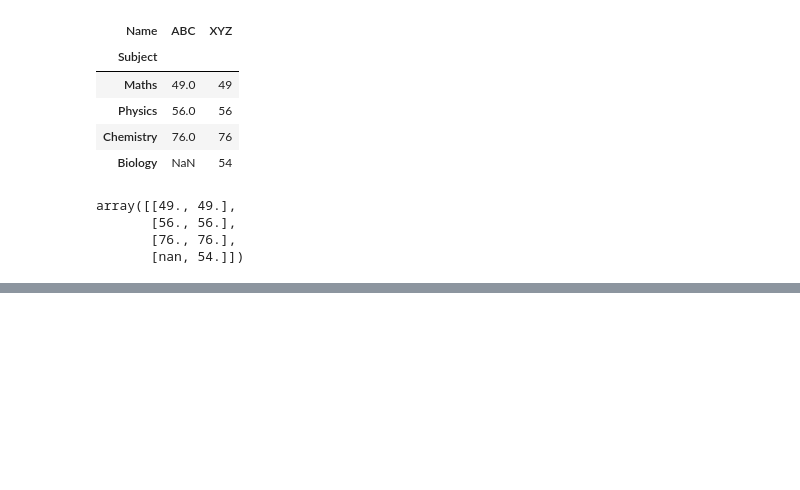
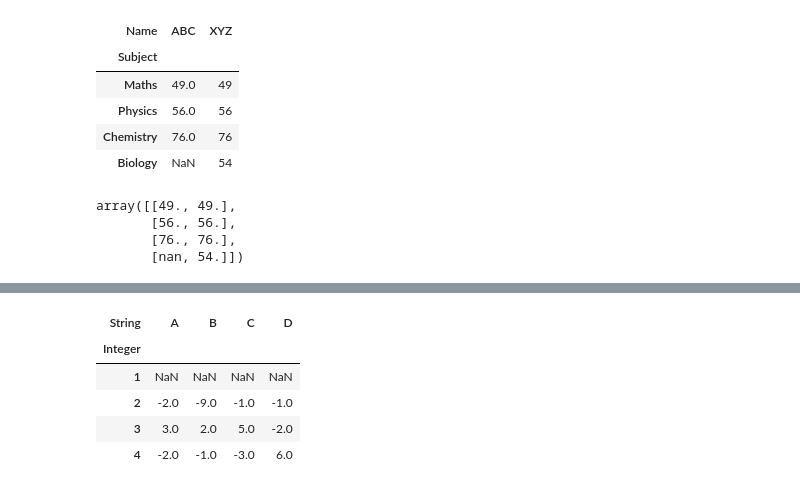
Before and after one commit to alekhaya99/Pandas_Tutorial, a Jupyter notebook: Pandas_Data_Structures.ipynb, the cells around one changed output, grey strips where cells are left out. Saved outputs shown, nothing was run; the diff lists cells and outputs as text; code cells hidden in the pictures; blank space fills up the shorter version.

```diff
--- a/Pandas_Data_Structures.ipynb
+++ b/Pandas_Data_Structures.ipynb
@@ -314,0 +377,10 @@ array([[49., 49.],
+# %%
+#Compute the set difference as an Index along the row
+df.diff(axis = 0, periods = 1)
+# %% [output]
+| String | A | B | C | D |
+| Integer |  |  |  |  |
+| 1 | NaN | NaN | NaN | NaN |
+| 2 | -2.0 | -9.0 | -1.0 | -1.0 |
+| 3 | 3.0 | 2.0 | 5.0 | -2.0 |
+| 4 | -2.0 | -1.0 | -3.0 | 6.0 |
```
Also changed, not shown: parts of 23 cells of this notebook.
